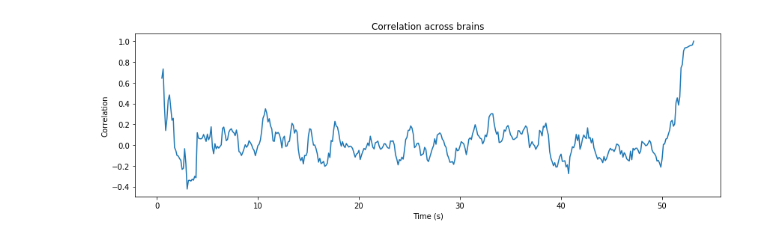
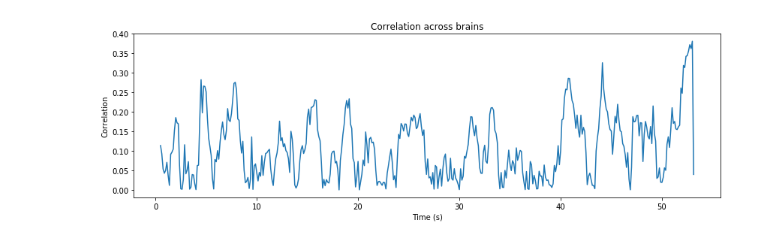
Before and after one commit to neurotech-berkeley/neurotech-course, a Jupyter notebook: lab7/analysis/cross_brain_correlation.ipynb, the cells around one changed output. Saved outputs shown, nothing was run; the diff lists cells and outputs as text; code cells hidden in the pictures.

```diff
--- a/lab7/analysis/cross_brain_correlation.ipynb
+++ b/lab7/analysis/cross_brain_correlation.ipynb
@@ -19,8 +19,8 @@ def extract_data(fname):
     return eeg
 # %%
 ## get data
-eeg1 = extract_data('../data/data_sintel_pierre_2.csv')
-eeg2 = extract_data('../data/data_sintel_pierre_3.csv')
+eeg1 = extract_data('../data/data_sintel_pierre_1.csv')
+eeg2 = extract_data('../data/data_sintel_pierre_2.csv')
 # %%
 ## data may be off by a few samples, so need to align
 N_samp = min(len(eeg1), len(eeg2))
@@ -28,7 +28,7 @@ eeg1 = eeg1[:N_samp]
 eeg2 = eeg2[:N_samp]
 # %%
 ## filter signal to remove noise
-b, a = signal.butter(2, (2/fs, 30/fs), btype='bandpass')
+b, a = signal.butter(2, (2/(fs/2), 20/(fs/2)), btype='bandpass')
 eeg1 = signal.filtfilt(b, a, eeg1, axis=0)
 eeg2 = signal.filtfilt(b, a, eeg2, axis=0)
 # %%
@@ -61,9 +61,9 @@ times = np.array(times)
 corr = np.array(corr)
 # %%
 figure(figsize=(14,4))
-plot(times, corr)
+plot(times, np.abs(corr))
 xlabel('Time (s)')
 ylabel('Correlation')
 _ = title('Correlation across brains')
 # %% [output]
-[figure, old version]
+[figure, new version]
```
